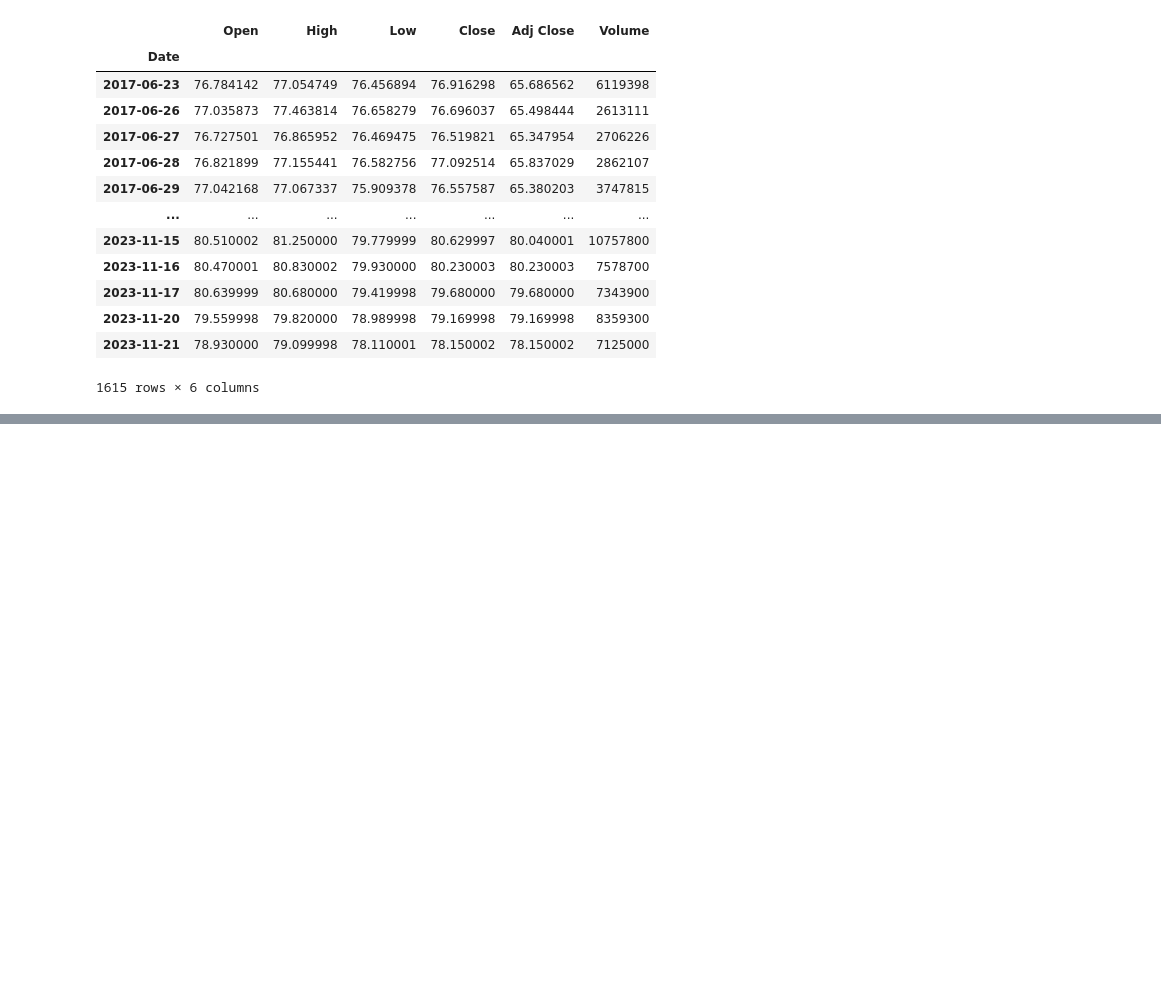
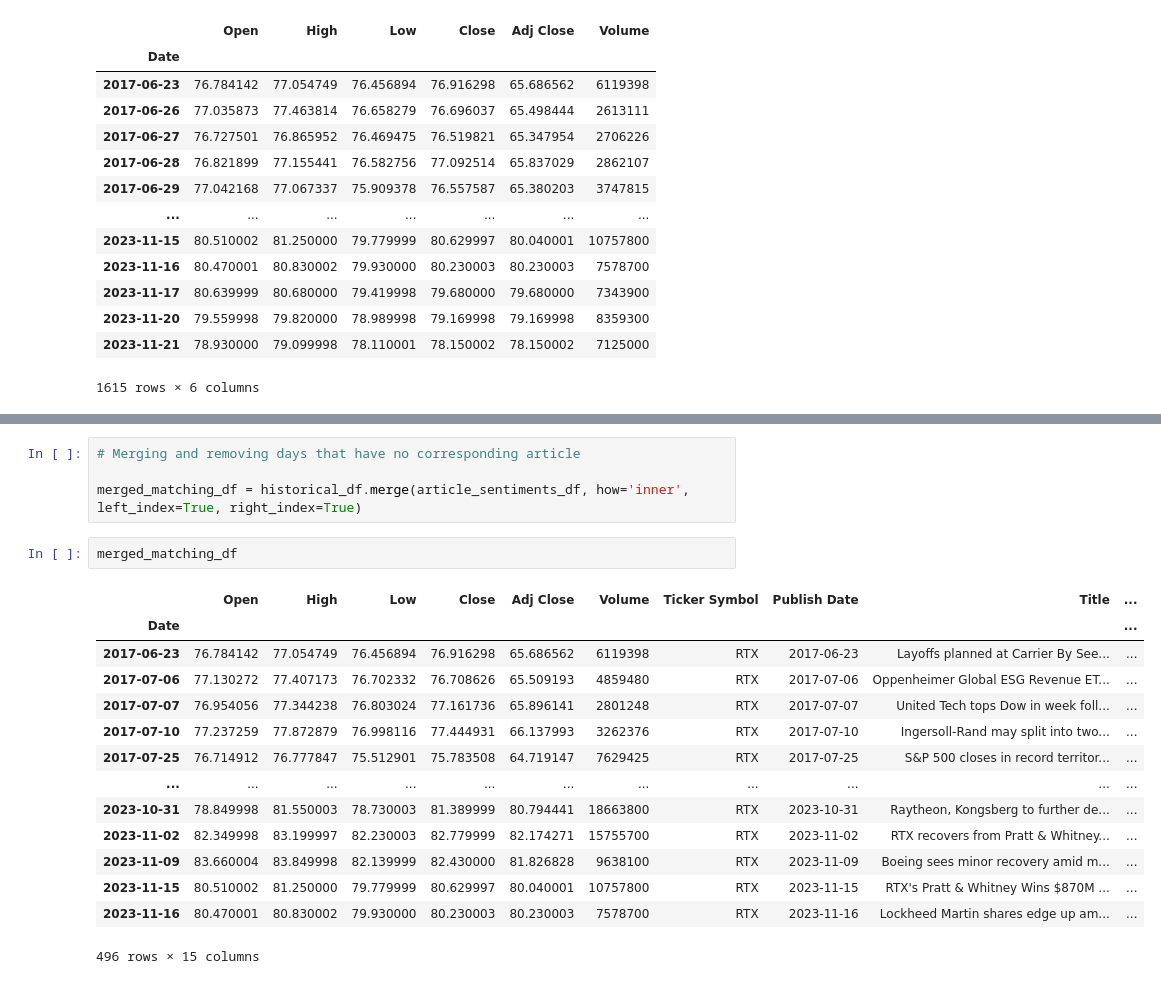
Before and after one commit to KWagnerCS/StockPredictor, a Jupyter notebook: notebooks/01_data_collection.ipynb, the cells around one changed output, grey strips where cells are left out. Saved outputs shown, nothing was run; the diff lists cells and outputs as text; blank space fills up the shorter version.

```diff
--- a/notebooks/01_data_collection.ipynb
+++ b/notebooks/01_data_collection.ipynb
@@ -253,0 +261,21 @@ NameError: name 'plt' is not defined
+# %%
+# Merging and removing days that have no corresponding article
+
+merged_matching_df = historical_df.merge(article_sentiments_df, how='inner', left_index=True, right_index=True)
+# %%
+merged_matching_df
+# %% [output]
+|  | Open | High | Low | Close | Adj Close | Volume | Ticker Symbol | Publish Date | Title | ... |
+| Date |  |  |  |  |  |  |  |  |  | ... |
+| 2017-06-23 | 76.784142 | 77.054749 | 76.456894 | 76.916298 | 65.686562 | 6119398 | RTX | 2017-06-23 | Layoffs planned at Carrier By See... | ... |
+| 2017-07-06 | 77.130272 | 77.407173 | 76.702332 | 76.708626 | 65.509193 | 4859480 | RTX | 2017-07-06 | Oppenheimer Global ESG Revenue ET... | ... |
+| 2017-07-07 | 76.954056 | 77.344238 | 76.803024 | 77.161736 | 65.896141 | 2801248 | RTX | 2017-07-07 | United Tech tops Dow in week foll... | ... |
+| 2017-07-10 | 77.237259 | 77.872879 | 76.998116 | 77.444931 | 66.137993 | 3262376 | RTX | 2017-07-10 | Ingersoll-Rand may split into two... | ... |
+| 2017-07-25 | 76.714912 | 76.777847 | 75.512901 | 75.783508 | 64.719147 | 7629425 | RTX | 2017-07-25 | S&P 500 closes in record territor... | ... |
+| ... | ... | ... | ... | ... | ... | ... | ... | ... | ... | ... |
+| 2023-10-31 | 78.849998 | 81.550003 | 78.730003 | 81.389999 | 80.794441 | 18663800 | RTX | 2023-10-31 | Raytheon, Kongsberg to further de... | ... |
+| 2023-11-02 | 82.349998 | 83.199997 | 82.230003 | 82.779999 | 82.174271 | 15755700 | RTX | 2023-11-02 | RTX recovers from Pratt & Whitney... | ... |
+| 2023-11-09 | 83.660004 | 83.849998 | 82.139999 | 82.430000 | 81.826828 | 9638100 | RTX | 2023-11-09 | Boeing sees minor recovery amid m... | ... |
+| 2023-11-15 | 80.510002 | 81.250000 | 79.779999 | 80.629997 | 80.040001 | 10757800 | RTX | 2023-11-15 | RTX's Pratt & Whitney Wins $870M ... | ... |
+| 2023-11-16 | 80.470001 | 80.830002 | 79.930000 | 80.230003 | 80.230003 | 7578700 | RTX | 2023-11-16 | Lockheed Martin shares edge up am... | ... |
+496 rows × 15 columns
```
Also changed, not shown: parts of 14 cells of this notebook, 4 other files.
